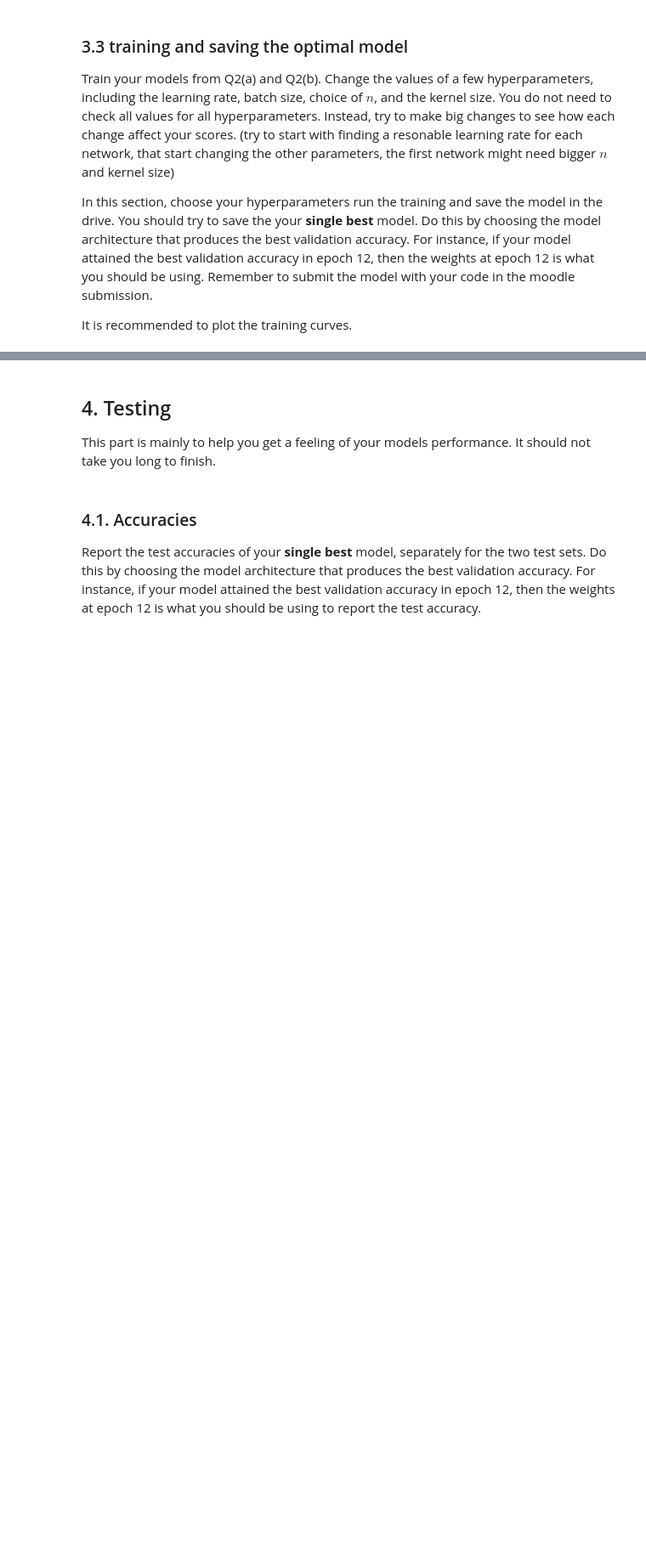
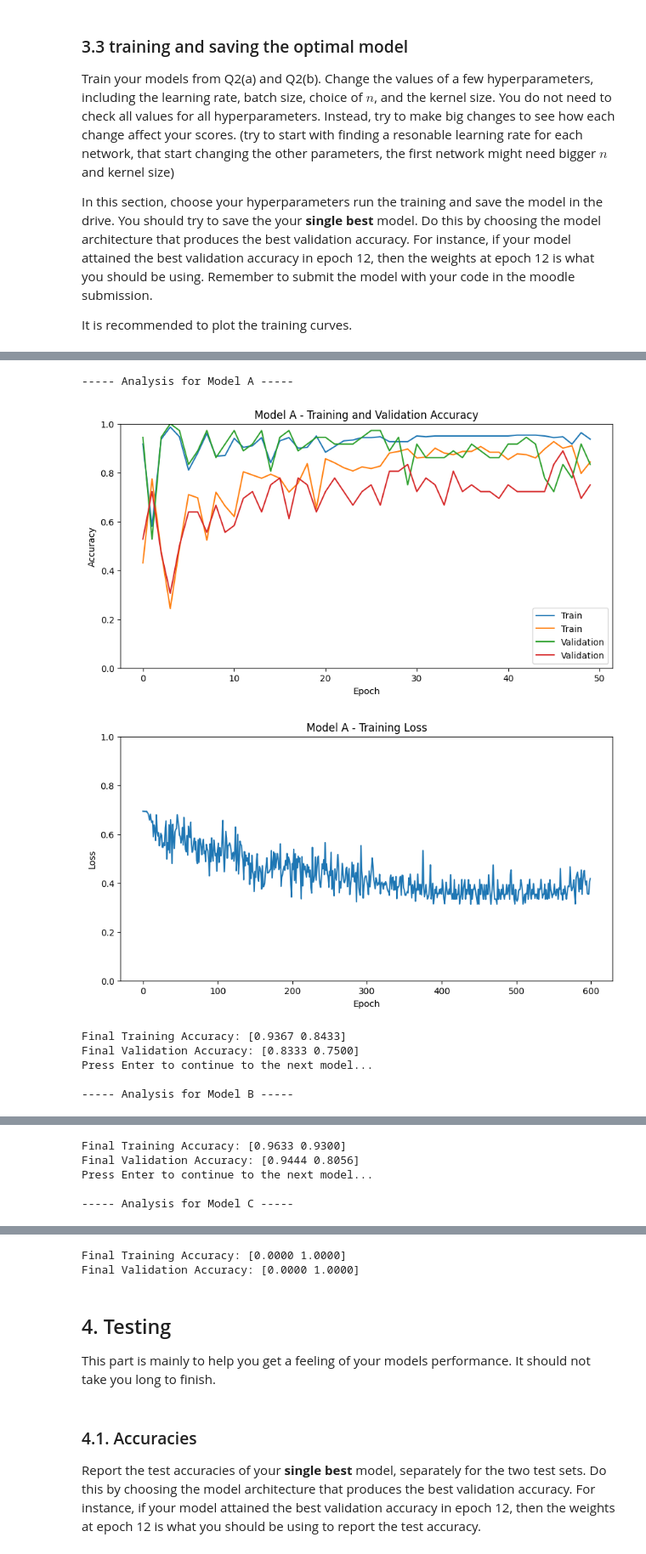
Before and after one commit to yanirMaymon/ML2024, a Jupyter notebook: Ass3/ML_DL_Assignment3.ipynb, the cells around one changed output, grey strips where cells are left out. Shown at 85% size. Saved outputs shown, nothing was run; the diff lists cells and outputs as text; code cells hidden in the pictures; blank space fills up the shorter version.

```diff
--- a/Ass3/ML_DL_Assignment3.ipynb
+++ b/Ass3/ML_DL_Assignment3.ipynb
@@ -623,0 +1299,72 @@ torch.save(CNNChannel_model.state_dict(), checkpoint_path+"best_CNNChannel_model
+# %%
+import pickle
+import matplotlib.pyplot as plt
+import numpy as np
+
+# Load variables for all models
+models = ['A', 'B', 'C']
+#
+all_variables = {}
+
+for model in models:
+    filename = f'model_{model}_variables.pkl'
+    all_variables[model] = load_variables(filename)
+
+def analyze_model(model):
+    print(f"\n----- Analysis for Model {model} -----")
+
+    # Plot accuracy
+    plt.figure(figsize=(10, 5))
+    plt.plot(all_variables[model][f'tr_acc_{model}'], label='Train')
+    plt.plot(all_variables[model][f'vl_acc_{model}'], label='Validation')
+    plt.ylim(0, 1)
+    plt.xlabel('Epoch')
+    plt.ylabel('Accuracy')
+    plt.title(f'Model {model} - Training and Validation Accuracy')
+    plt.legend()
+    plt.show()
+
+    # Plot loss
+    plt.figure(figsize=(10, 5))
+    plt.plot(all_variables[model][f'losses_{model}'])
+    plt.ylim(0, 1)
+    plt.xlabel('Epoch')
+    plt.ylabel('Loss')
+    plt.title(f'Model {model} - Training Loss')
+    plt.show()
+
+    # Print final accuracies
+    final_train_acc = all_variables[model][f'tr_acc_{model}'][-1]
+    final_val_acc = all_variables[model][f'vl_acc_{model}'][-1]
+    print(f"Final Training Accuracy: [{final_train_acc[0]:.4f} {final_train_acc[1]:.4f}]")
+    print(f"Final Validation Accuracy: [{final_val_acc[0]:.4f} {final_val_acc[1]:.4f}]")
+
+# Analyze each model one by one
+for model in models:
+    analyze_model(model)
+    input("Press Enter to continue to the next model...")
+
+# After analyzing all models, show a comparison of final validation accuracies
+plt.figure(figsize=(10, 5))
+final_accuracies = [np.mean(all_variables[model][f'vl_acc_{model}'][-1]) for model in models]
+final_accuracies = [acc[0] if isinstance(acc, np.ndarray) else acc for acc in final_accuracies]
+plt.bar(models, final_accuracies)
+plt.xlabel('Model')
+plt.ylabel('Final Validation Accuracy')
+plt.title('Comparison of Final Validation Accuracies')
+plt.show()
+
+# Print summary of final validation accuracies
+print("\n----- Summary of Final Validation Accuracies -----")
+for model in models:
+    final_acc = all_variables[model][f'vl_acc_{model}'][-1]
+    print(f"Model {model}: {np.mean(final_acc):.4f}")
+# %% [output]
+----- Analysis for Model A -----
+[figure, added]
+[figure, added]
+Final Training Accuracy: [0.9367 0.8433]
+Final Validation Accuracy: [0.8333 0.7500]
+Press Enter to continue to the next model...
+
+----- Analysis for Model B -----
@@ -623,0 +1373,5 @@ torch.save(CNNChannel_model.state_dict(), checkpoint_path+"best_CNNChannel_model
+Final Training Accuracy: [0.9633 0.9300]
+Final Validation Accuracy: [0.9444 0.8056]
+Press Enter to continue to the next model...
+
+----- Analysis for Model C -----
@@ -623,0 +1380,2 @@ torch.save(CNNChannel_model.state_dict(), checkpoint_path+"best_CNNChannel_model
+Final Training Accuracy: [0.0000 1.0000]
+Final Validation Accuracy: [0.0000 1.0000]
```
Also changed, not shown: parts of 19 cells of this notebook.
